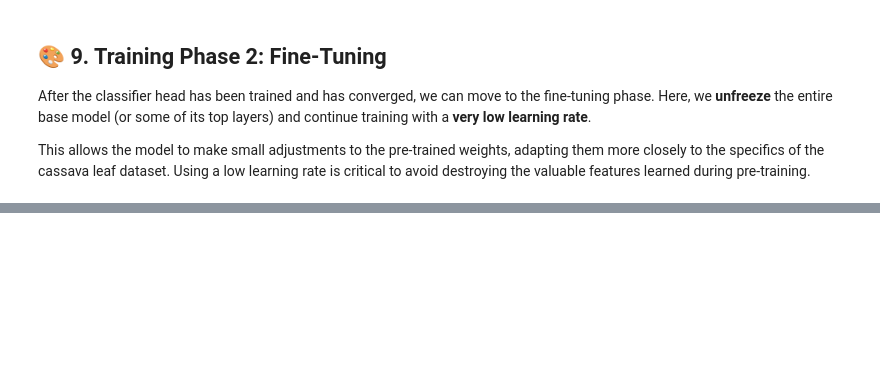
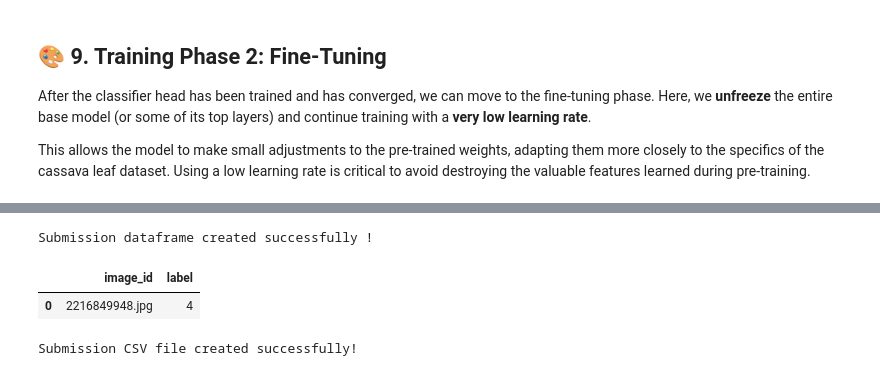
Before and after one commit to a1mohamad/machine-learning-portfolio, a Jupyter notebook: Cassava Leaf Disease/cassava-leaf-train-tpu-efficientnetb3-fine-tuning.ipynb, the cells around one changed output, grey strips where cells are left out. Drawn from its saved outputs; the diff is of its cells as text; code cells hidden in the pictures; blank space fills up the shorter version.

Commit message:
apply all changes in all ML notebooks

```diff
--- a/Cassava Leaf Disease/cassava-leaf-train-tpu-efficientnetb3-fine-tuning.ipynb
+++ b/Cassava Leaf Disease/cassava-leaf-train-tpu-efficientnetb3-fine-tuning.ipynb
@@ -571,0 +768,10 @@ Inference and Test time Augmentation will make on this notebook:
+# %%
+# A new function to apply augmentation to a single image during inference
+def apply_test_augmentation(image):
+    # Expand dims to make it a batch of 1
+    image = tf.expand_dims(image, 0)
+    # Apply the same data augmentation layers used in training
+    image = data_augmentation(image)
+    # Squeeze to remove the batch dimension
+    image = tf.squeeze(image, 0)
+    return image
@@ -571,0 +794,17 @@ Inference and Test time Augmentation will make on this notebook:
+# %%
+# Iterate through the test dataset and generate TTA predictions for each image
+tta_num_augmentations = 10  # Number of augmented images to create per test image
+tta_predictions = []
+tta_image_names = []
+
+for images, ids in test_dataset:
+    for i in range(images.shape[0]):
+        # Get a single image and its ID from the batch
+        image = images[i]
+        image_name = ids[i].numpy().decode('utf-8')
+
+        # Get TTA prediction for this single image
+        mean_preds = tta_predict_image(model, image, tta_num_augmentations)
+
+        tta_predictions.append(mean_preds)
+        tta_image_names.append(image_name)
@@ -571,0 +821,26 @@ Inference and Test time Augmentation will make on this notebook:
+# %%
+# Convert the list of predictions to a NumPy array for final processing
+tta_predictions = np.array(tta_predictions)
+# Find the index of the highest probability for each prediction to get the final label
+final_tta_labels = tf.argmax(tta_predictions, axis=1)
+pred_labels = final_tta_labels.numpy()
+
+# Create a dictionary for the submission DataFrame
+submission_dict = {
+    'image_id': tta_image_names,
+    'label': pred_labels
+}
+# Create the submission DataFrame using pandas
+submission_df = pd.DataFrame(submission_dict)
+print('Submission dataframe created successfully !')
+submission_df.tail()
+# %% [output]
+Submission dataframe created successfully !
+|  | image_id | label |
+| 0 | 2216849948.jpg | 4 |
+# %%
+# Save the DataFrame to a CSV file without the index
+submission_df.to_csv('/kaggle/working/submission.csv', index= False)
+print(f'Submission CSV file created successfully!')
+# %% [output]
+Submission CSV file created successfully!
```
Also changed, not shown: parts of 27 cells of this notebook, 13 other files.
